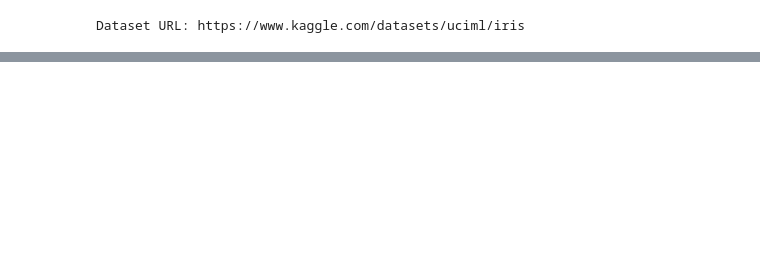
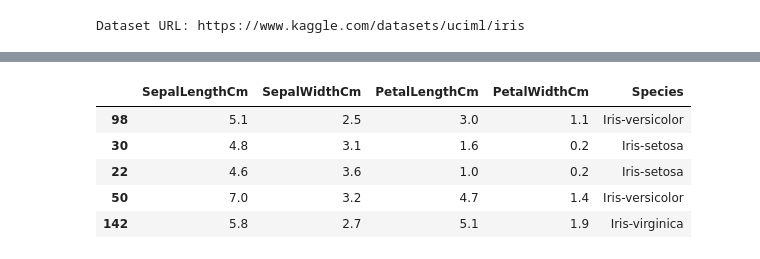
Before and after one commit to pwshehan/ml-classification-demo, a Jupyter notebook: svm.ipynb, the cells around one changed output, grey strips where cells are left out. Saved outputs shown, nothing was run; the diff lists cells and outputs as text; code cells hidden in the pictures; blank space fills up the shorter version.

```diff
--- a/svm.ipynb
+++ b/svm.ipynb
@@ -29,0 +32,9 @@ data.head()
+# %%
+data.sample(5)
+# %% [output]
+|  | SepalLengthCm | SepalWidthCm | PetalLengthCm | PetalWidthCm | Species |
+| 98 | 5.1 | 2.5 | 3.0 | 1.1 | Iris-versicolor |
+| 30 | 4.8 | 3.1 | 1.6 | 0.2 | Iris-setosa |
+| 22 | 4.6 | 3.6 | 1.0 | 0.2 | Iris-setosa |
+| 50 | 7.0 | 3.2 | 4.7 | 1.4 | Iris-versicolor |
+| 142 | 5.8 | 2.7 | 5.1 | 1.9 | Iris-virginica |
```
Also changed, not shown: parts of 15 cells of this notebook.
